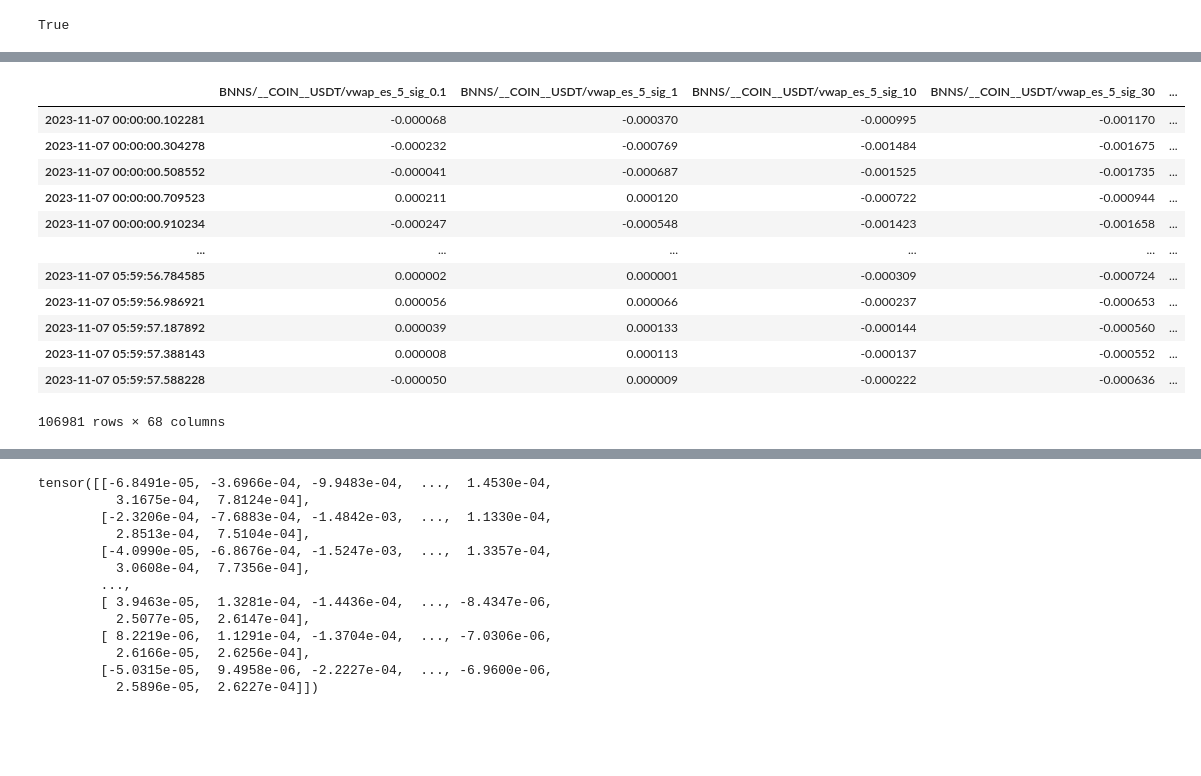
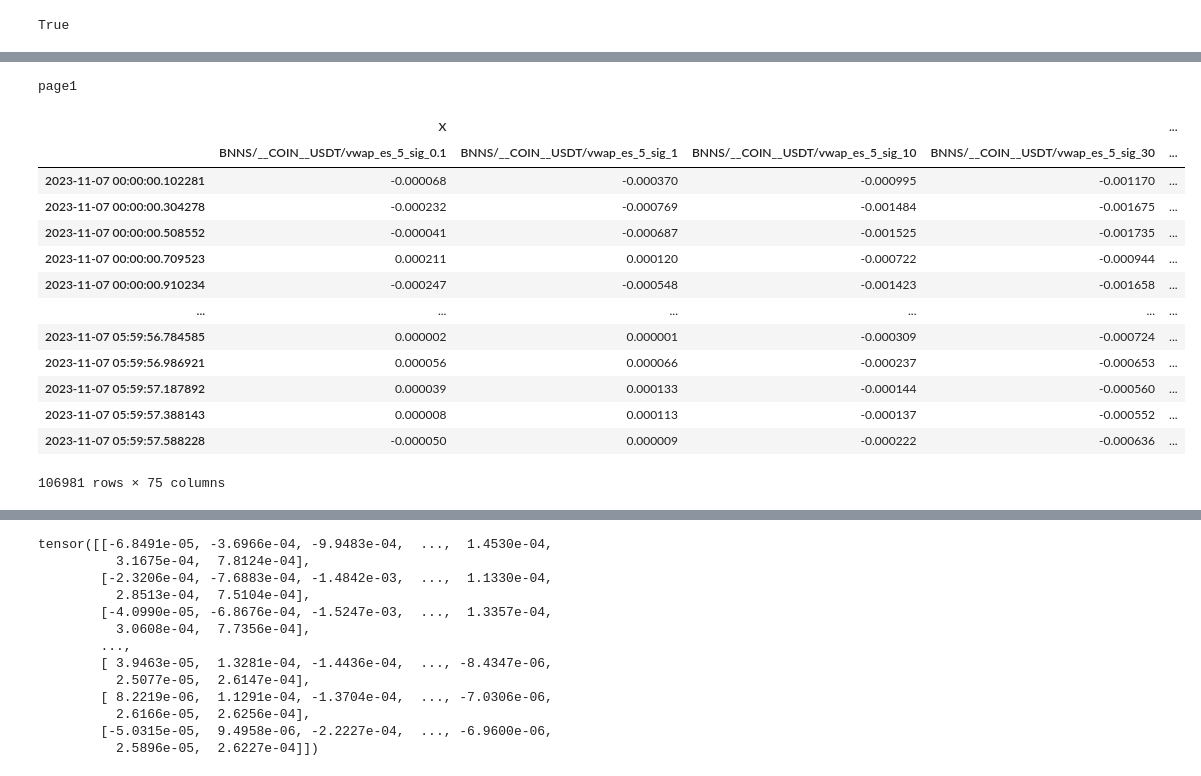
Before and after one commit to aljeshishe/data_bench, a Jupyter notebook: rnd.ipynb, the cells around one changed output, grey strips where cells are left out. Cells and saved outputs as stored; diff of their text form; code cells hidden in the pictures; blank space fills up the shorter version.

```diff
--- a/rnd.ipynb
+++ b/rnd.ipynb
@@ -43,9 +322,17 @@ array([[0.16885908, 0.3810236 , 0.06381395, ..., 0.09023152, 0.6450554 ,
+# %%
+from urllib.parse import urljoin
+base_url = "s3://asdf"
+relative_url = "page1"
+full_url = urljoin(base_url, relative_url)
+
+print(full_url)
+# %% [output]
+page1
 # %%
 df = pd.read_parquet("s3://alblml/kaggle/preprocessing/240812_135916_QTZR/GAS_2023-11-07_00-00-00_21600s.parquet")
-df = df["X"]
-df = df.drop(columns=["COIN"])
 df
 # %% [output]
+|  | X |  |  |  | ... |
 |  | BNNS/__COIN__USDT/vwap_es_5_sig_0.1 | BNNS/__COIN__USDT/vwap_es_5_sig_1 | BNNS/__COIN__USDT/vwap_es_5_sig_10 | BNNS/__COIN__USDT/vwap_es_5_sig_30 | ... |
 | 2023-11-07 00:00:00.102281 | -0.000068 | -0.000370 | -0.000995 | -0.001170 | ... |
 | 2023-11-07 00:00:00.304278 | -0.000232 | -0.000769 | -0.001484 | -0.001675 | ... |
@@ -58,4 +345,4 @@ df
 | 2023-11-07 05:59:57.187892 | 0.000039 | 0.000133 | -0.000144 | -0.000560 | ... |
 | 2023-11-07 05:59:57.388143 | 0.000008 | 0.000113 | -0.000137 | -0.000552 | ... |
 | 2023-11-07 05:59:57.588228 | -0.000050 | 0.000009 | -0.000222 | -0.000636 | ... |
-106981 rows × 68 columns
+106981 rows × 75 columns
```
Also changed, not shown: parts of 32 cells of this notebook, 2 other files.
